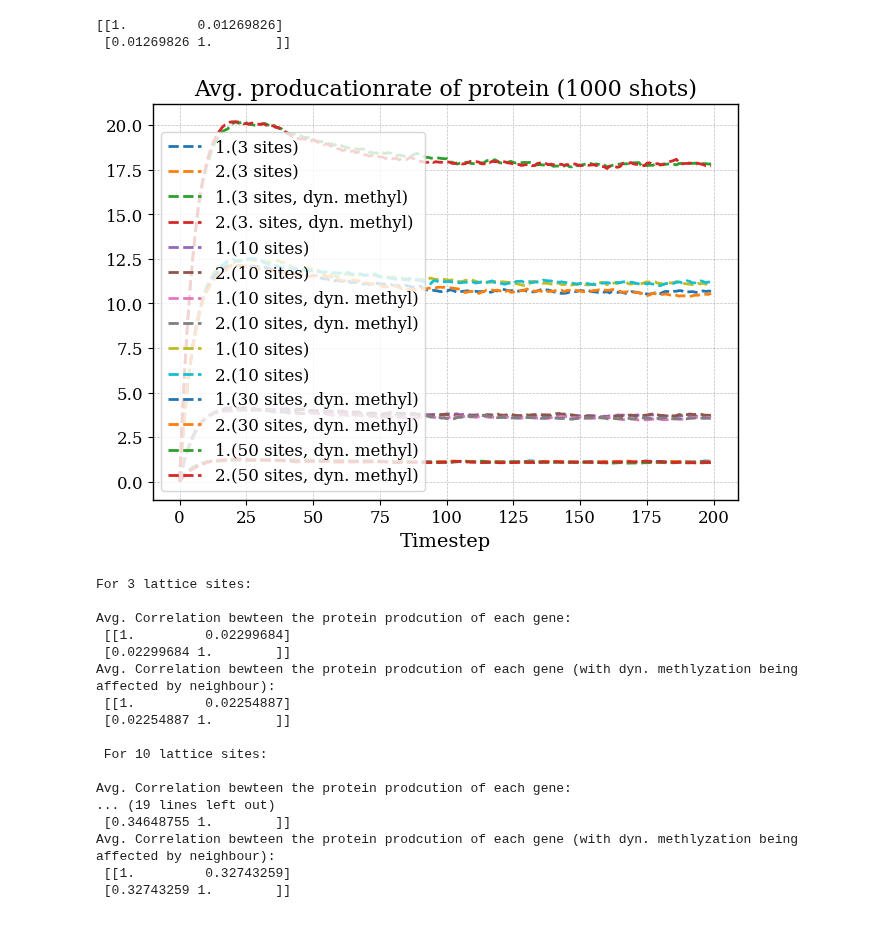
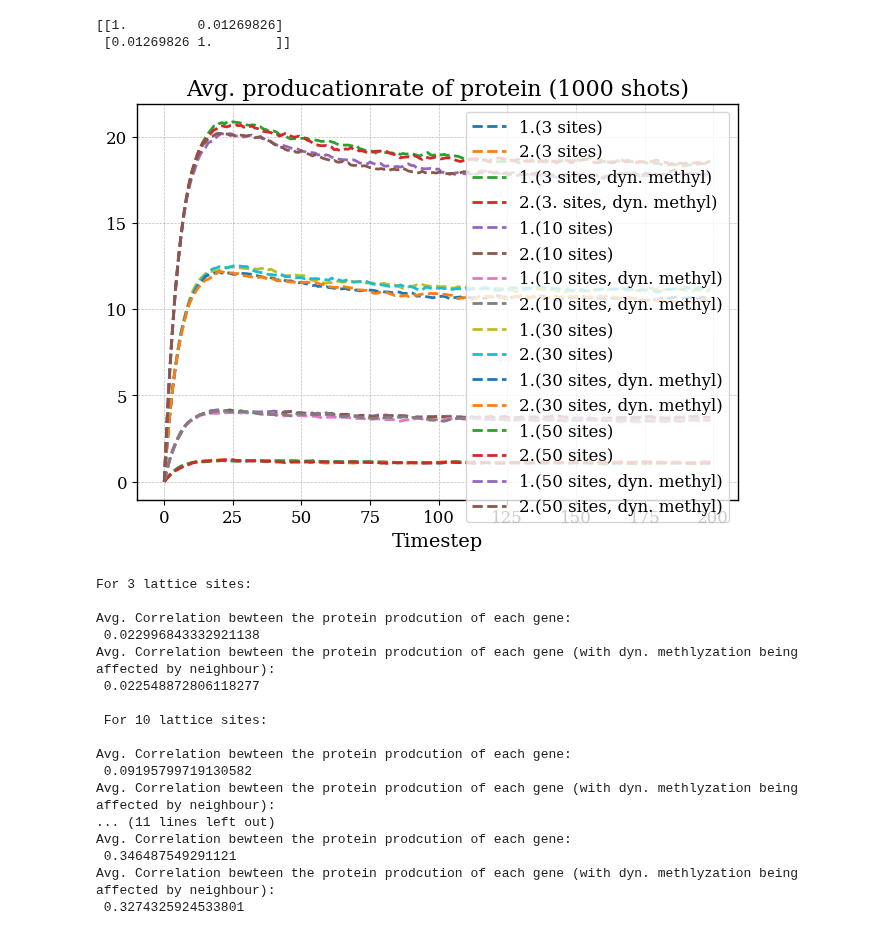
Before and after one commit to RicemanBoy/trafficRNA, a Jupyter notebook: trafficRNA.ipynb, the cells around one changed output. Drawn from its saved outputs; the diff is of its cells as text; code cells hidden in the pictures.

```diff
--- a/trafficRNA.ipynb
+++ b/trafficRNA.ipynb
@@ -208,58 +208,61 @@ plt.plot(time, avg2, label="2.(3 sites)", linestyle="--")
 
 plt.plot(time, avg1m, label="1.(3 sites, dyn. methyl)", linestyle="--")
 plt.plot(time, avg2m, label="2.(3. sites, dyn. methyl)", linestyle="--")
 
 plt.plot(time, avg1_10, label="1.(10 sites)", linestyle="--")
 plt.plot(time, avg2_10, label="2.(10 sites)", linestyle="--")
 
 plt.plot(time, avg1m_10, label="1.(10 sites, dyn. methyl)", linestyle="--")
 plt.plot(time, avg2m_10, label="2.(10 sites, dyn. methyl)", linestyle="--")
 
-plt.plot(time, avg1_20, label="1.(10 sites)", linestyle="--")
-plt.plot(time, avg2_20, label="2.(10 sites)", linestyle="--")
+plt.plot(time, avg1_20, label="1.(30 sites)", linestyle="--")
+plt.plot(time, avg2_20, label="2.(30 sites)", linestyle="--")
 
 plt.plot(time, avg1m_20, label="1.(30 sites, dyn. methyl)", linestyle="--")
 plt.plot(time, avg2m_20, label="2.(30 sites, dyn. methyl)", linestyle="--")
+
+plt.plot(time, avg1_50, label="1.(50 sites)", linestyle="--")
+plt.plot(time, avg2_50, label="2.(50 sites)", linestyle="--")
 
 plt.plot(time, avg1m_50, label="1.(50 sites, dyn. methyl)", linestyle="--")
 plt.plot(time, avg2m_50, label="2.(50 sites, dyn. methyl)", linestyle="--")
 
 plt.xlabel("Timestep")
 plt.title("Avg. producationrate of protein (1000 shots)")
 plt.legend()
 plt.show()
 
 print("For 3 lattice sites:\n")
-print("Avg. Correlation bewteen the protein prodcution of each gene: \n", avg_corr)
-print("Avg. Correlation bewteen the protein prodcution of each gene (with dyn. methlyzation being affected by neighbour): \n", avg_corrm)
+print("Avg. Correlation bewteen the protein prodcution of each gene: \n", avg_corr[0][1])
+print("Avg. Correlation bewteen the protein prodcution of each gene (with dyn. methlyzation being affected by neighbour): \n", avg_corrm[0][1])
 
 print("\n For 10 lattice sites:\n")
-print("Avg. Correlation bewteen the protein prodcution of each gene: \n", avg_corr_10)
-print("Avg. Correlation bewteen the protein prodcution of each gene (with dyn. methlyzation being affected by neighbour): \n", avg_corrm_10)
+print("Avg. Correlation bewteen the protein prodcution of each gene: \n", avg_corr_10[0][1])
+print("Avg. Correlation bewteen the protein prodcution of each gene (with dyn. methlyzation being affected by neighbour): \n", avg_corrm_10[0][1])
 
 print("\n For 30 lattice sites:\n")
-print("Avg. Correlation bewteen the protein prodcution of each gene: \n", avg_corr_20)
-print("Avg. Correlation bewteen the protein prodcution of each gene (with dyn. methlyzation being affected by neighbour): \n", avg_corrm_20)
+print("Avg. Correlation bewteen the protein prodcution of each gene: \n", avg_corr_20[0][1])
+print("Avg. Correlation bewteen the protein prodcution of each gene (with dyn. methlyzation being affected by neighbour): \n", avg_corrm_20[0][1])
 
 print("\n For 50 lattice sites:\n")
-print("Avg. Correlation bewteen the protein prodcution of each gene: \n", avg_corr_50)
-print("Avg. Correlation bewteen the protein prodcution of each gene (with dyn. methlyzation being affected by neighbour): \n", avg_corrm_50)
+print("Avg. Correlation bewteen the protein prodcution of each gene: \n", avg_corr_50[0][1])
+print("Avg. Correlation bewteen the protein prodcution of each gene (with dyn. methlyzation being affected by neighbour): \n", avg_corrm_50[0][1])
 # %% [output]
-[figure, old version]
+[figure, new version]
 For 3 lattice sites:
 
 Avg. Correlation bewteen the protein prodcution of each gene:
- [[1.         0.02299684]
- [0.02299684 1.        ]]
+ 0.022996843332921138
 Avg. Correlation bewteen the protein prodcution of each gene (with dyn. methlyzation being affected by neighbour):
- [[1.         0.02254887]
- [0.02254887 1.        ]]
+ 0.022548872806118277
 
  For 10 lattice sites:
 
 Avg. Correlation bewteen the protein prodcution of each gene:
-... (19 lines left out)
- [0.34648755 1.        ]]
+ 0.09195799719130582
 Avg. Correlation bewteen the protein prodcution of each gene (with dyn. methlyzation being affected by neighbour):
- [[1.         0.32743259]
- [0.32743259 1.        ]]
+... (11 lines left out)
+Avg. Correlation bewteen the protein prodcution of each gene:
+ 0.346487549291121
+Avg. Correlation bewteen the protein prodcution of each gene (with dyn. methlyzation being affected by neighbour):
+ 0.3274325924533801
```
